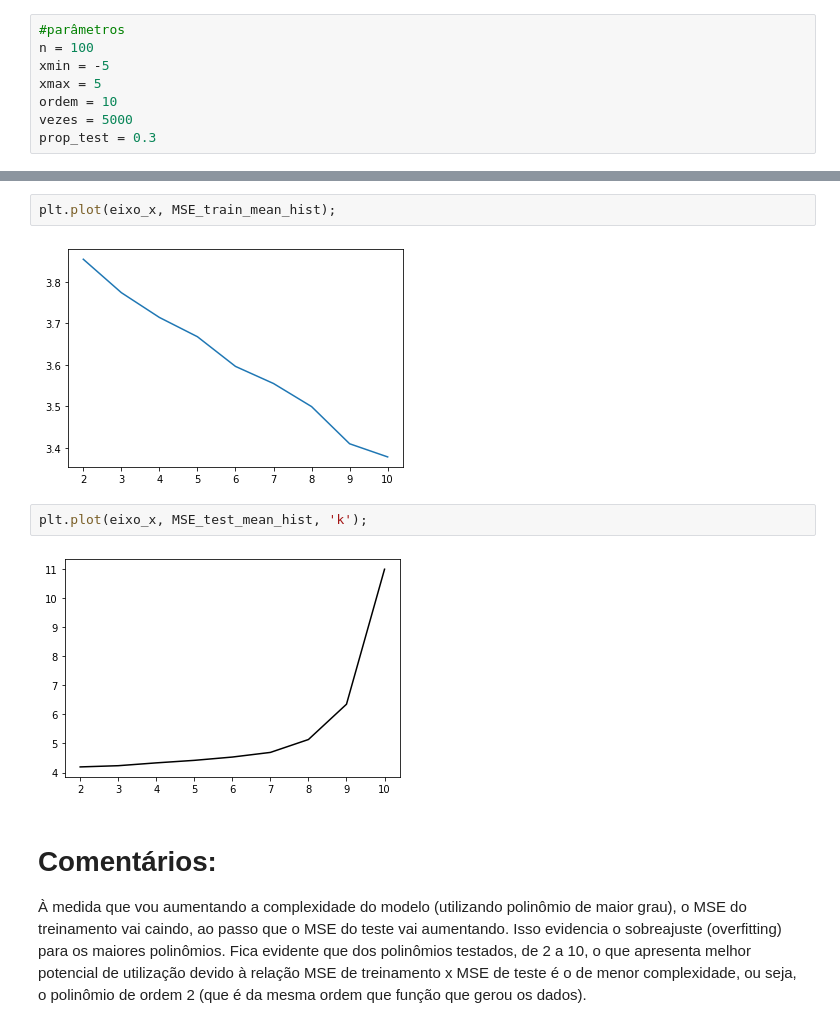
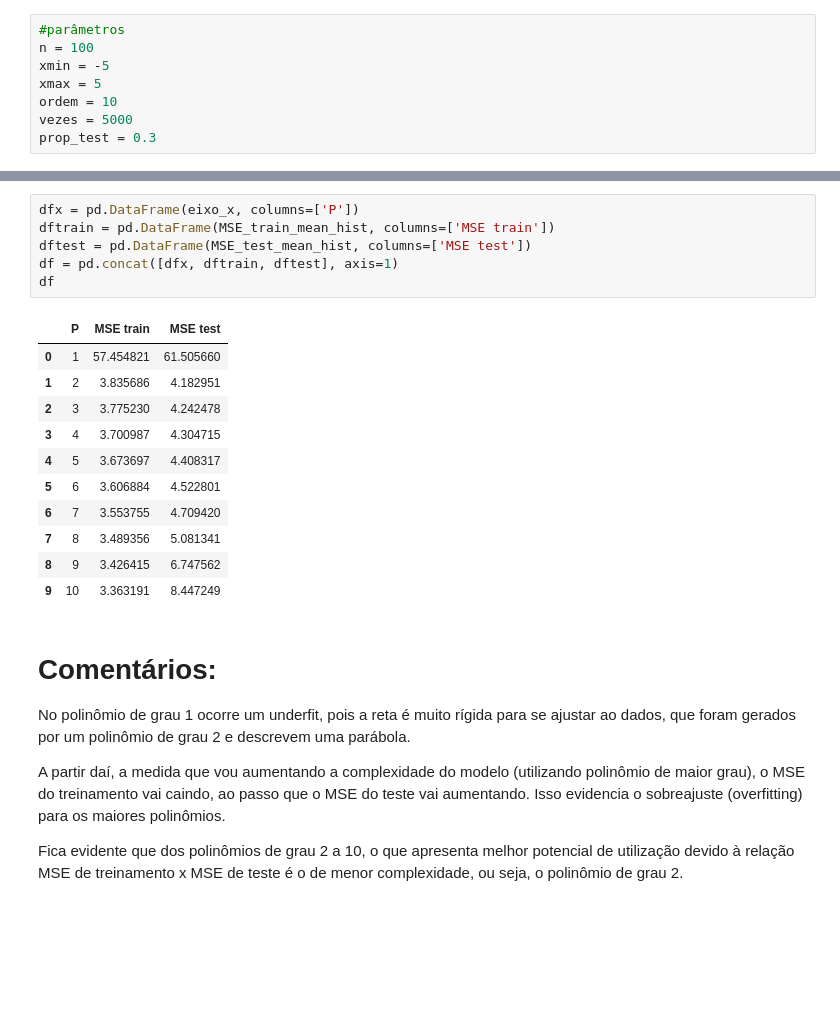
Before and after one commit to julianovale/PO450, a Jupyter notebook: Semana04_PO450_Atividade.ipynb, the cells around one changed output, grey strips where cells are left out. Saved outputs shown, nothing was run; the diff lists cells and outputs as text; blank space fills up the shorter version.

```diff
--- a/Semana04_PO450_Atividade.ipynb
+++ b/Semana04_PO450_Atividade.ipynb
@@ -70,13 +76,26 @@ plt.show()
-# %%
-plt.plot(eixo_x, MSE_train_mean_hist);
-# %% [output]
-[figure, removed]
-# %%
-plt.plot(eixo_x, MSE_test_mean_hist, 'k');
-# %% [output]
-[figure, removed]
+# %%
+dfx = pd.DataFrame(eixo_x, columns=['P'])
+dftrain = pd.DataFrame(MSE_train_mean_hist, columns=['MSE train'])
+dftest = pd.DataFrame(MSE_test_mean_hist, columns=['MSE test'])
+df = pd.concat([dfx, dftrain, dftest], axis=1)
+df
+# %% [output]
+|  | P | MSE train | MSE test |
+| 0 | 1 | 57.454821 | 61.505660 |
+| 1 | 2 | 3.835686 | 4.182951 |
+| 2 | 3 | 3.775230 | 4.242478 |
+| 3 | 4 | 3.700987 | 4.304715 |
+| 4 | 5 | 3.673697 | 4.408317 |
+| 5 | 6 | 3.606884 | 4.522801 |
+| 6 | 7 | 3.553755 | 4.709420 |
+| 7 | 8 | 3.489356 | 5.081341 |
+| 8 | 9 | 3.426415 | 6.747562 |
+| 9 | 10 | 3.363191 | 8.447249 |
 # %% [markdown]
 # Comentários:
 
-À medida que vou aumentando a complexidade do modelo (utilizando polinômio de maior grau), o MSE do treinamento vai caindo, ao passo que o MSE do teste vai aumentando. Isso evidencia o sobreajuste (overfitting) para os maiores polinômios.
-Fica evidente que dos polinômios testados, de 2 a 10, o que apresenta melhor potencial de utilização devido à relação MSE de treinamento x MSE de teste é o de menor complexidade, ou seja, o polinômio de ordem 2 (que é da mesma ordem que função que gerou os dados).
+No polinômio de grau 1 ocorre um underfit, pois a reta é muito rígida para se ajustar ao dados, que foram gerados por um polinômio de grau 2 e descrevem uma parábola.
+
+A partir daí, a medida que vou aumentando a complexidade do modelo (utilizando polinômio de maior grau), o MSE do treinamento vai caindo, ao passo que o MSE do teste vai aumentando. Isso evidencia o sobreajuste (overfitting) para os maiores polinômios.
+
+Fica evidente que dos polinômios de grau 2 a 10, o que apresenta melhor potencial de utilização devido à relação MSE de treinamento x MSE de teste é o de menor complexidade, ou seja, o polinômio de grau 2.
```
Also changed, not shown: parts of 2 cells of this notebook.
